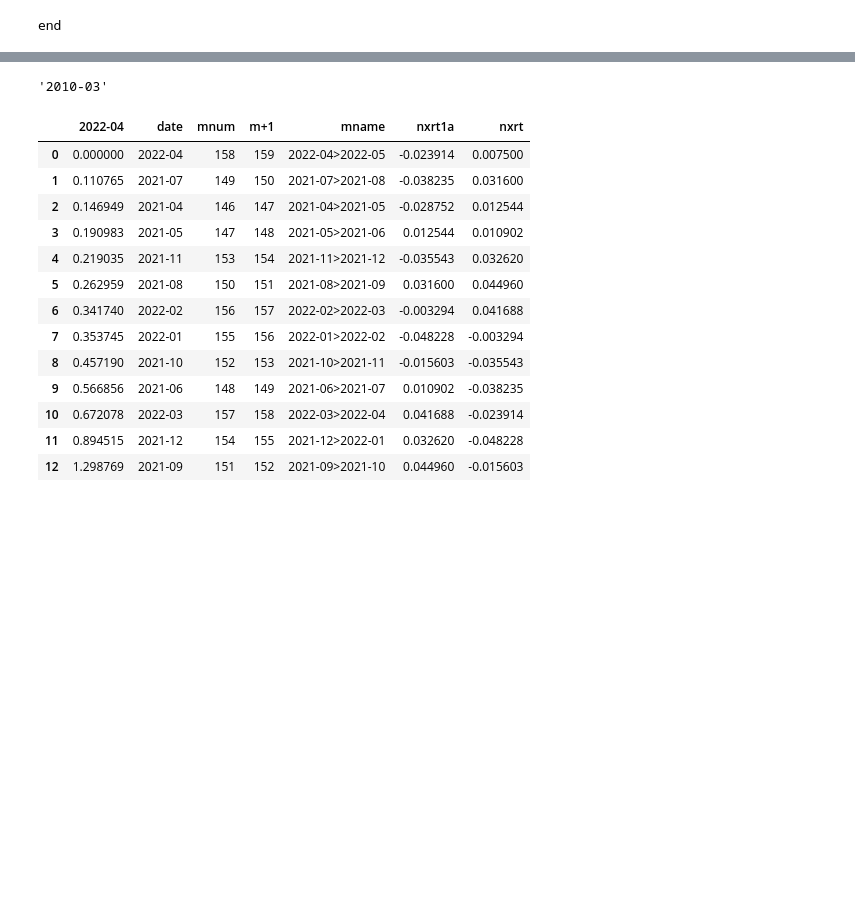
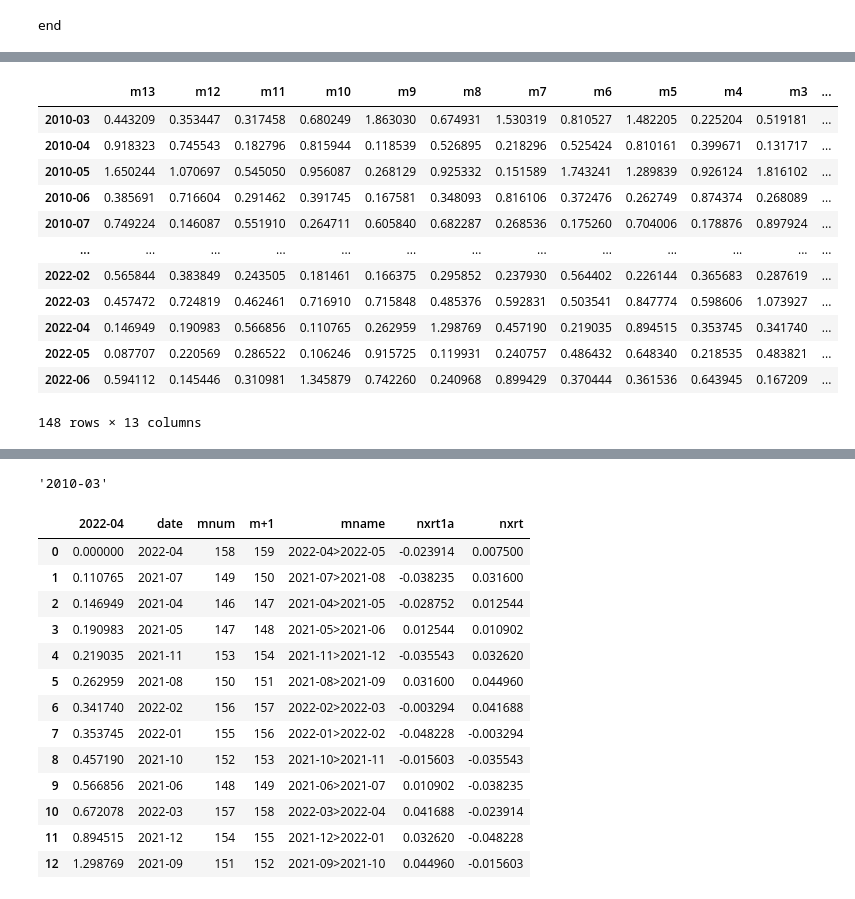
Before and after one commit to gitbiginner/ststpy, a Jupyter notebook: stockmw.ipynb, the cells around one changed output, grey strips where cells are left out. Saved outputs shown, nothing was run; the diff lists cells and outputs as text; code cells hidden in the pictures; blank space fills up the shorter version.

Commit message:
monthname concat df commit

```diff
--- a/stockmw.ipynb
+++ b/stockmw.ipynb
@@ -247,0 +239,18 @@ dflist[0].T
+# %%
+cdf = pd.concat(dflist[i] for i in range(len(dflist)))
+# %%
+cdf
+# %% [output]
+|  | m13 | m12 | m11 | m10 | m9 | m8 | m7 | m6 | m5 | m4 | m3 | ... |
+| 2010-03 | 0.443209 | 0.353447 | 0.317458 | 0.680249 | 1.863030 | 0.674931 | 1.530319 | 0.810527 | 1.482205 | 0.225204 | 0.519181 | ... |
+| 2010-04 | 0.918323 | 0.745543 | 0.182796 | 0.815944 | 0.118539 | 0.526895 | 0.218296 | 0.525424 | 0.810161 | 0.399671 | 0.131717 | ... |
+| 2010-05 | 1.650244 | 1.070697 | 0.545050 | 0.956087 | 0.268129 | 0.925332 | 0.151589 | 1.743241 | 1.289839 | 0.926124 | 1.816102 | ... |
+| 2010-06 | 0.385691 | 0.716604 | 0.291462 | 0.391745 | 0.167581 | 0.348093 | 0.816106 | 0.372476 | 0.262749 | 0.874374 | 0.268089 | ... |
+| 2010-07 | 0.749224 | 0.146087 | 0.551910 | 0.264711 | 0.605840 | 0.682287 | 0.268536 | 0.175260 | 0.704006 | 0.178876 | 0.897924 | ... |
+| ... | ... | ... | ... | ... | ... | ... | ... | ... | ... | ... | ... | ... |
+| 2022-02 | 0.565844 | 0.383849 | 0.243505 | 0.181461 | 0.166375 | 0.295852 | 0.237930 | 0.564402 | 0.226144 | 0.365683 | 0.287619 | ... |
+| 2022-03 | 0.457472 | 0.724819 | 0.462461 | 0.716910 | 0.715848 | 0.485376 | 0.592831 | 0.503541 | 0.847774 | 0.598606 | 1.073927 | ... |
+| 2022-04 | 0.146949 | 0.190983 | 0.566856 | 0.110765 | 0.262959 | 1.298769 | 0.457190 | 0.219035 | 0.894515 | 0.353745 | 0.341740 | ... |
+| 2022-05 | 0.087707 | 0.220569 | 0.286522 | 0.106246 | 0.915725 | 0.119931 | 0.240757 | 0.486432 | 0.648340 | 0.218535 | 0.483821 | ... |
+| 2022-06 | 0.594112 | 0.145446 | 0.310981 | 1.345879 | 0.742260 | 0.240968 | 0.899429 | 0.370444 | 0.361536 | 0.643945 | 0.167209 | ... |
+148 rows × 13 columns
```
Also changed, not shown: parts of 24 cells of this notebook, 1 other file.
